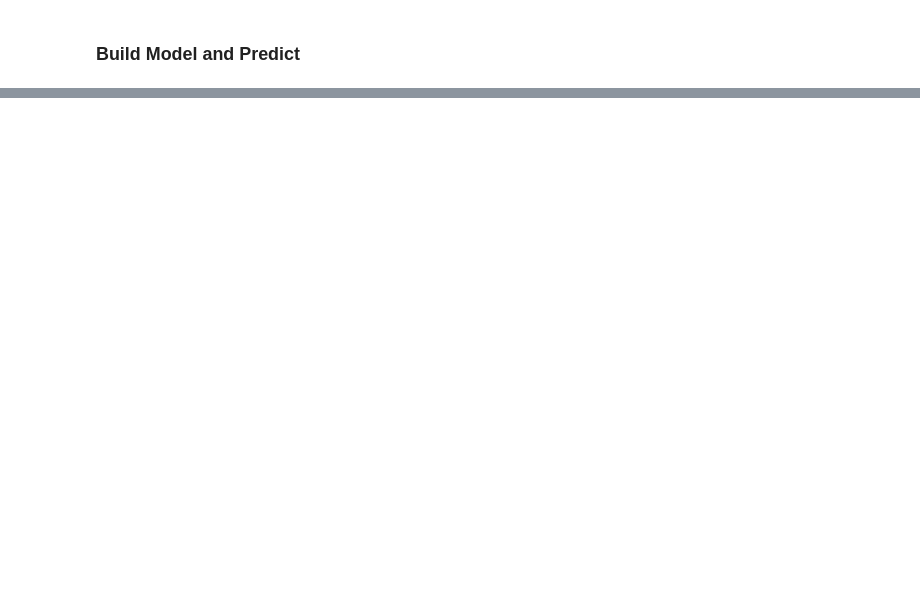
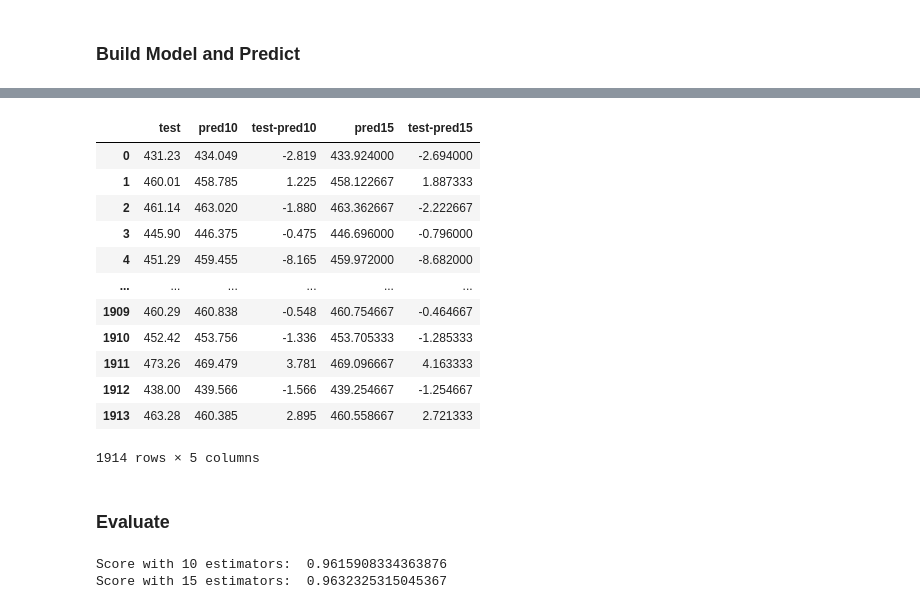
Before and after one commit to paulang1807/learn-ml, a Jupyter notebook: ScikitLearn-RegressionBasics.ipynb, the cells around one changed output, grey strips where cells are left out. Cells and saved outputs as stored; diff of their text form; code cells hidden in the pictures; blank space fills up the shorter version.

```diff
--- a/ScikitLearn-RegressionBasics.ipynb
+++ b/ScikitLearn-RegressionBasics.ipynb
@@ -548,0 +951,3 @@ Poly2 Model Predicted value is:  [158862.45]
+# %%
+from sklearn.model_selection import train_test_split
+X_train, X_test, y_train, y_test = train_test_split(X, y, test_size = 0.2, random_state = 0)
@@ -548,0 +956,8 @@ Poly2 Model Predicted value is:  [158862.45]
+# %%
+from sklearn.ensemble import RandomForestRegressor
+# Model with 10 estimators
+r_rf_10 = RandomForestRegressor(n_estimators = 10, random_state = 0)
+r_rf_10.fit(X_train, y_train)
+# Model with 15 estimators
+r_rf_15 = RandomForestRegressor(n_estimators = 15, random_state = 0)
+r_rf_15.fit(X_train, y_train)
@@ -548,0 +966,7 @@ Poly2 Model Predicted value is:  [158862.45]
+# %%
+# Predict using 10 estimator model
+y_pred_10 = r_rf_10.predict(X_test)
+type(y_pred_10), y_pred_10.shape
+# Predict using 15 estimator model
+y_pred_15 = r_rf_15.predict(X_test)
+type(y_pred_15), y_pred_15.shape
@@ -548,0 +977,11 @@ Poly2 Model Predicted value is:  [158862.45]
+# %%
+# Convert test and predicted arrays to vertical arrays
+print("Test array shape before change: ", y_test.shape)
+y_test = y_test.reshape(len(y_test),1)
+print("Test array shape after change: ", y_test.shape)
+print("\n10 estimator Predicted array shape before change: ", y_pred_10.shape)
+y_pred_10 = y_pred_10.reshape(len(y_pred_10),1)
+print("10 estimator Predicted array shape after change: ", y_pred_10.shape)
+print("\n15 estimator Predicted array shape before change: ", y_pred_15.shape)
+y_pred_15 = y_pred_15.reshape(len(y_pred_15),1)
+print("15 estimator Predicted array shape after change: ", y_pred_15.shape)
@@ -548,0 +997,28 @@ Poly2 Model Predicted value is:  [158862.45]
+# %%
+# Print test and pred arrays side by side
+comp_df = pd.DataFrame(np.concatenate((y_test,y_pred_10, y_test-y_pred_10, y_pred_15, y_test-y_pred_15),axis=1))
+comp_df.columns = ['test','pred10','test-pred10','pred15','test-pred15']
+comp_df
+# %% [output]
+|  | test | pred10 | test-pred10 | pred15 | test-pred15 |
+| 0 | 431.23 | 434.049 | -2.819 | 433.924000 | -2.694000 |
+| 1 | 460.01 | 458.785 | 1.225 | 458.122667 | 1.887333 |
+| 2 | 461.14 | 463.020 | -1.880 | 463.362667 | -2.222667 |
+| 3 | 445.90 | 446.375 | -0.475 | 446.696000 | -0.796000 |
+| 4 | 451.29 | 459.455 | -8.165 | 459.972000 | -8.682000 |
+| ... | ... | ... | ... | ... | ... |
+| 1909 | 460.29 | 460.838 | -0.548 | 460.754667 | -0.464667 |
+| 1910 | 452.42 | 453.756 | -1.336 | 453.705333 | -1.285333 |
+| 1911 | 473.26 | 469.479 | 3.781 | 469.096667 | 4.163333 |
+| 1912 | 438.00 | 439.566 | -1.566 | 439.254667 | -1.254667 |
+| 1913 | 463.28 | 460.385 | 2.895 | 460.558667 | 2.721333 |
+1914 rows × 5 columns
+# %% [markdown]
+### Evaluate
+# %%
+from sklearn.metrics import r2_score
+print("Score with 10 estimators: ",r2_score(y_test, y_pred_10))
+print("Score with 15 estimators: ",r2_score(y_test, y_pred_15))
+# %% [output]
+Score with 10 estimators:  0.9615908334363876
+Score with 15 estimators:  0.9632325315045367
```
Also changed, not shown: parts of 101 cells of this notebook, 4 other files.
